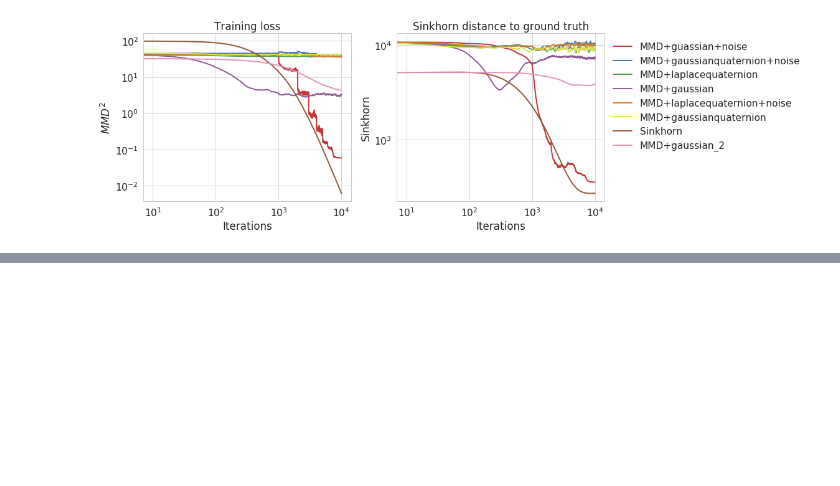
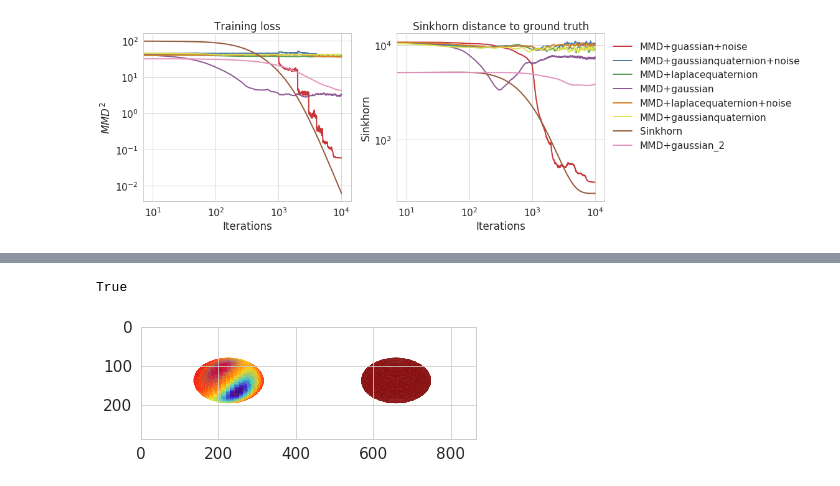
Before and after one commit to MichaelArbel/OT-sync, a Jupyter notebook: py/MMDSync/MMDSync.ipynb, the cells around one changed output, grey strips where cells are left out. Saved outputs shown, nothing was run; the diff lists cells and outputs as text; code cells hidden in the pictures; blank space fills up the shorter version.

```diff
--- a/py/MMDSync/MMDSync.ipynb
+++ b/py/MMDSync/MMDSync.ipynb
@@ -114,0 +235,15 @@ save(filename)
+# %%
+iterations = [0,10,100,1000,9990]
+#iterations = [0,100]
+method = 'Sinkhorn: PowerQuaternion'
+num_cameras = 4
+bingham_fits = make_bg_spheres_from_dict(eng,res_path,iterations,method,num_cameras,GT=False)
+# %%
+#bingham_fits = list(map(list, zip(*bingham_fits)))
+image = concat_tile(bingham_fits)
+plt.imshow(image)
+#cat_binghams = cv2.vconcat(bingham_fits)
+cv2.imwrite('bingham.jpg',image)
+# %% [output]
+True
+[figure, added]
```
Also changed, not shown: parts of 13 cells of this notebook, 7 other files.
